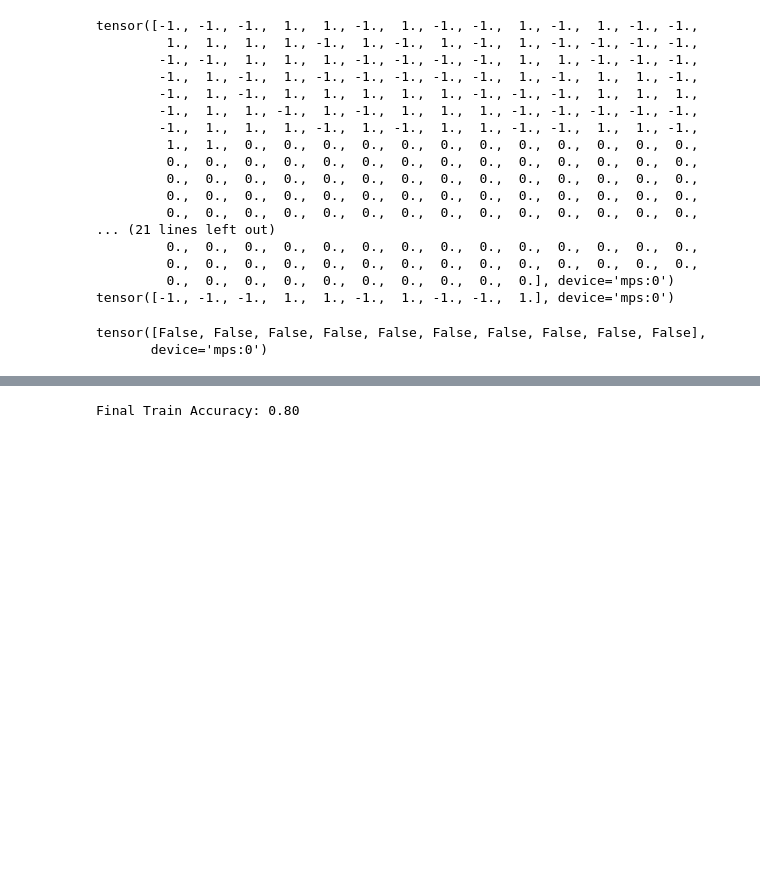
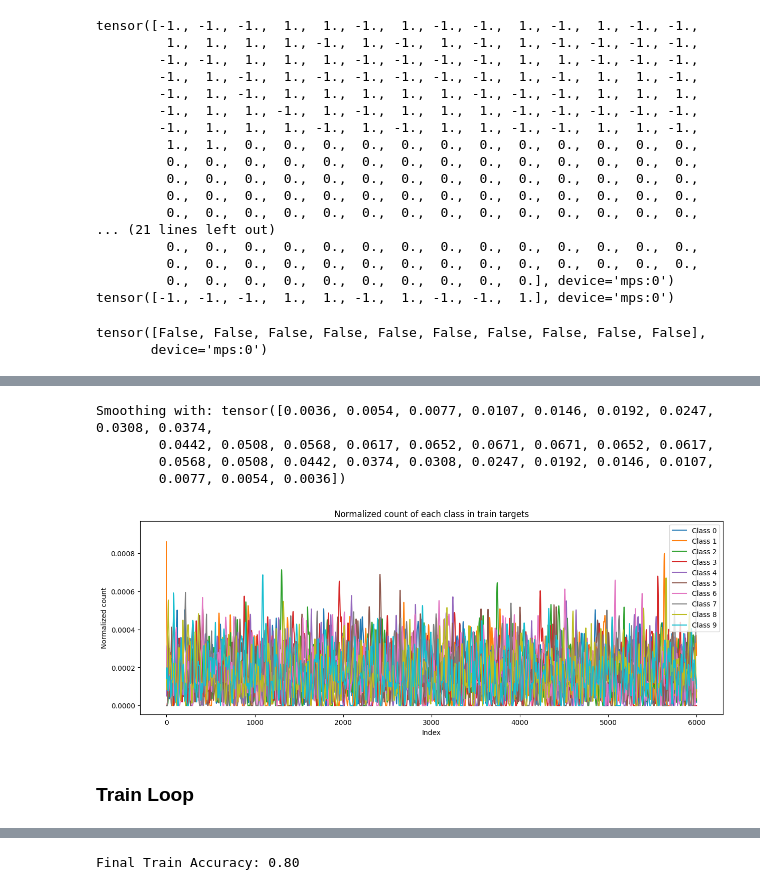
Before and after one commit to mattia-scardecchia/Biological-Learning, a Jupyter notebook: notebooks/mnist.ipynb, the cells around one changed output, grey strips where cells are left out. Drawn from its saved outputs; the diff is of its cells as text; code cells hidden in the pictures; blank space fills up the shorter version.

```diff
--- a/notebooks/mnist.ipynb
+++ b/notebooks/mnist.ipynb
@@ -840,0 +931,50 @@ pred = readout.argmax(dim=1)
+# %%
+# # make a scatter plot. each dot should correspond to an element of train_targets_perm. its color should depend on the class of the element. the x value should be the index of the element in train_targets_perm.
+# plt.figure(figsize=(15, 5))
+# plt.scatter(
+#     range(len(train_targets_perm)),
+#     train_targets_perm.argmax(dim=1).cpu(),
+#     c=train_targets_perm.argmax(dim=1).cpu(),
+#     cmap="viridis",
+# )
+# plt.colorbar()
+# plt.xlabel("Index")
+# plt.ylabel("Class")
+# plt.title("Scatter plot of train targets")
+# plt.show()
+
+window_size = 30
+sigma = window_size / 5
+window = gaussian_kernel(window_size, sigma)
+print("Smoothing with:", window)
+
+plt.figure(figsize=(15, 5))
+for i in range(C):
+    binary_vector = (train_targets_perm.argmax(dim=1) == i).float()
+    normalized_vector = binary_vector / binary_vector.sum()
+    normalized_vector_reflected = torch.cat(
+        [
+            torch.tensor([normalized_vector[0]] * (window_size // 2)),
+            normalized_vector.cpu(),
+            torch.tensor([normalized_vector[-1]] * (window_size // 2)),
+        ],
+        dim=0,
+    )
+    smoothed_vector = torch.nn.functional.conv1d(
+        normalized_vector_reflected.float().unsqueeze(0).unsqueeze(0),
+        window.unsqueeze(0).unsqueeze(0),
+    )[0, 0]
+    plt.plot(smoothed_vector, label=f"Class {i}")
+plt.xlabel("Index")
+plt.ylabel("Normalized count")
+plt.title("Normalized count of each class in train targets")
+plt.legend()
+plt.show()
+# %% [output]
+Smoothing with: tensor([0.0036, 0.0054, 0.0077, 0.0107, 0.0146, 0.0192, 0.0247, 0.0308, 0.0374,
+        0.0442, 0.0508, 0.0568, 0.0617, 0.0652, 0.0671, 0.0671, 0.0652, 0.0617,
+        0.0568, 0.0508, 0.0442, 0.0374, 0.0308, 0.0247, 0.0192, 0.0146, 0.0107,
+        0.0077, 0.0054, 0.0036])
+[figure, added]
+# %% [markdown]
+### Train Loop
```
Also changed, not shown: parts of 22 cells of this notebook, 1 other file.
